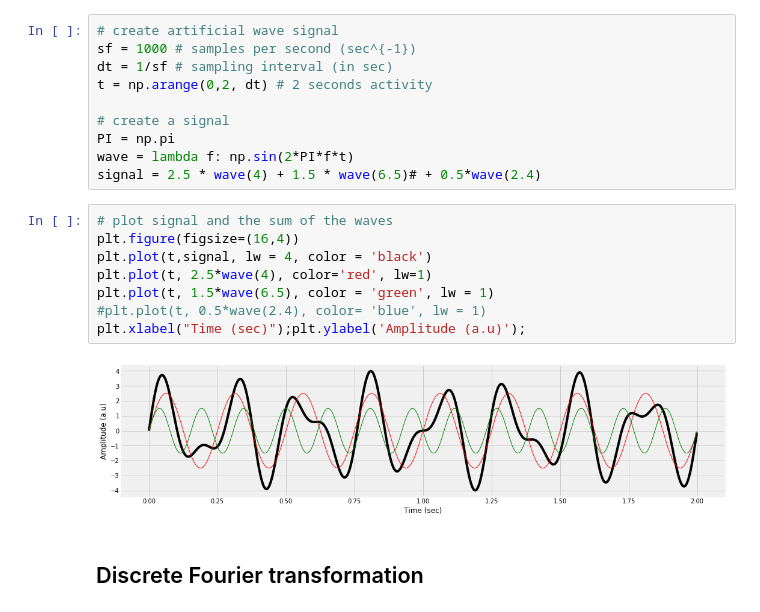
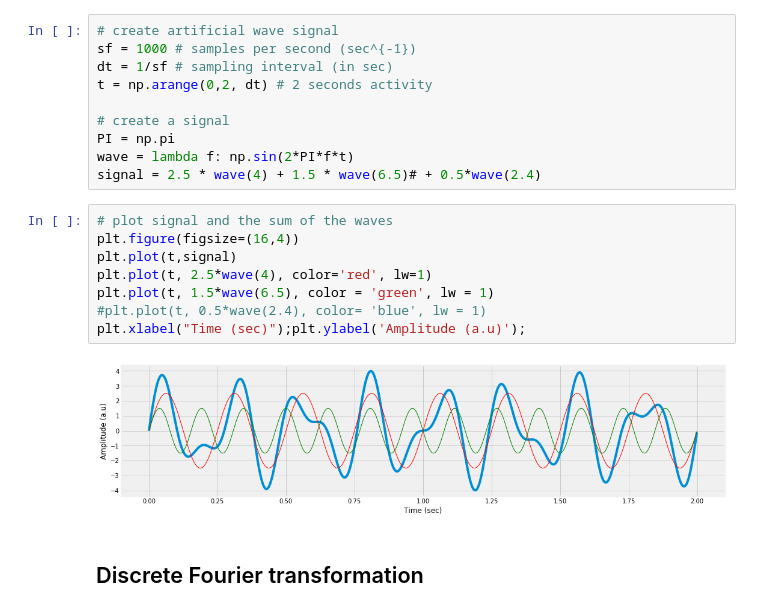
Before and after one commit to OrielBanne/myIPythonNotebooks, a Jupyter notebook: Signal_Processing/DiscreteFourierTransformation.ipynb, the cells around one changed output. Saved outputs shown, nothing was run; the diff lists cells and outputs as text.

```diff
--- a/Signal_Processing/DiscreteFourierTransformation.ipynb
+++ b/Signal_Processing/DiscreteFourierTransformation.ipynb
@@ -21,13 +21,13 @@ signal = 2.5 * wave(4) + 1.5 * wave(6.5)# + 0.5*wave(2.4)
 # %%
 # plot signal and the sum of the waves
 plt.figure(figsize=(16,4))
-plt.plot(t,signal, lw = 4, color = 'black')
+plt.plot(t,signal)
 plt.plot(t, 2.5*wave(4), color='red', lw=1)
 plt.plot(t, 1.5*wave(6.5), color = 'green', lw = 1)
 #plt.plot(t, 0.5*wave(2.4), color= 'blue', lw = 1)
 plt.xlabel("Time (sec)");plt.ylabel('Amplitude (a.u)');
 # %% [output]
-[figure, old version]
+[figure, new version]
 # %% [markdown]
 <H2>Discrete Fourier transformation</H2>
 # %%
```
Also changed, not shown: parts of 4 cells of this notebook.
